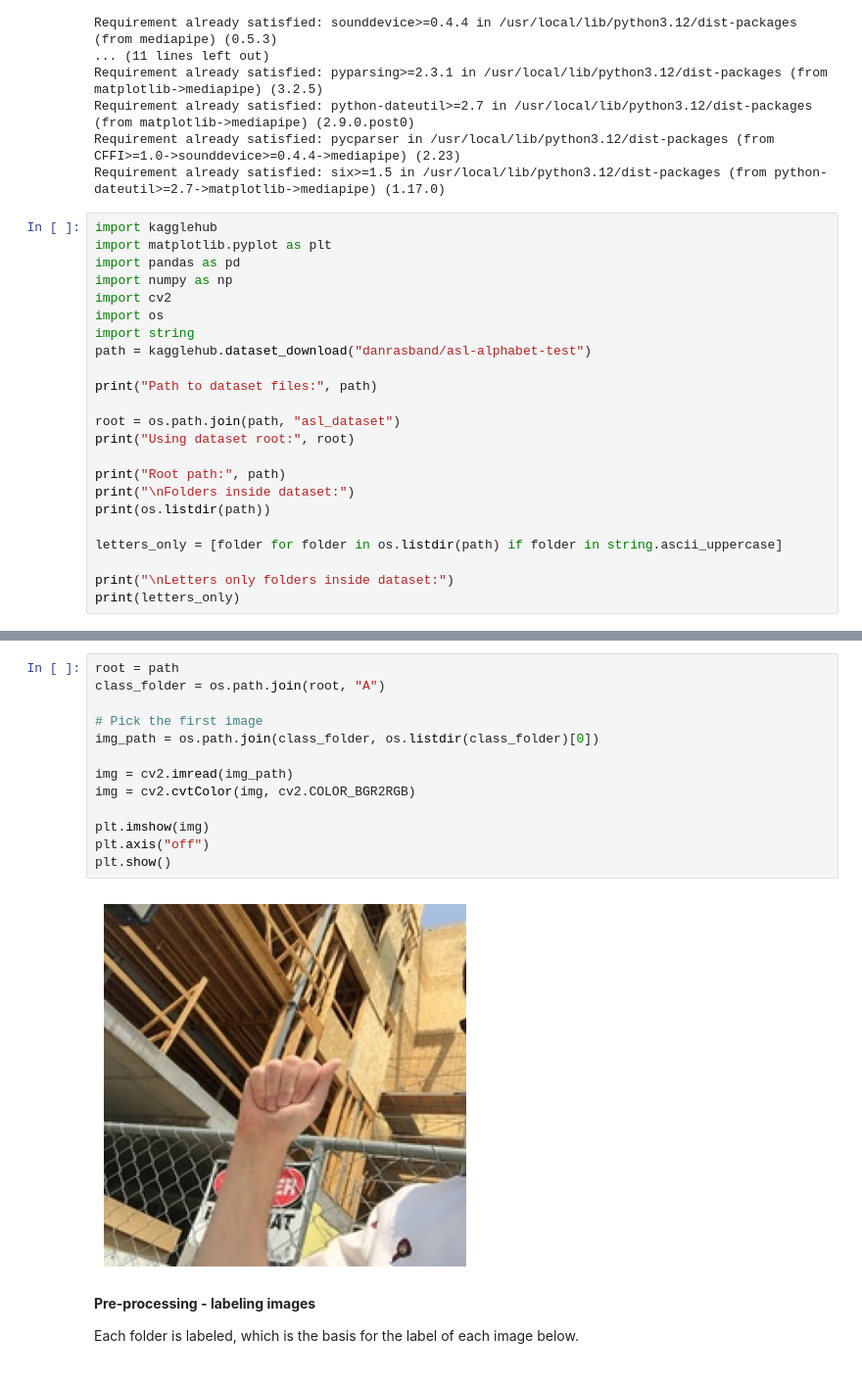
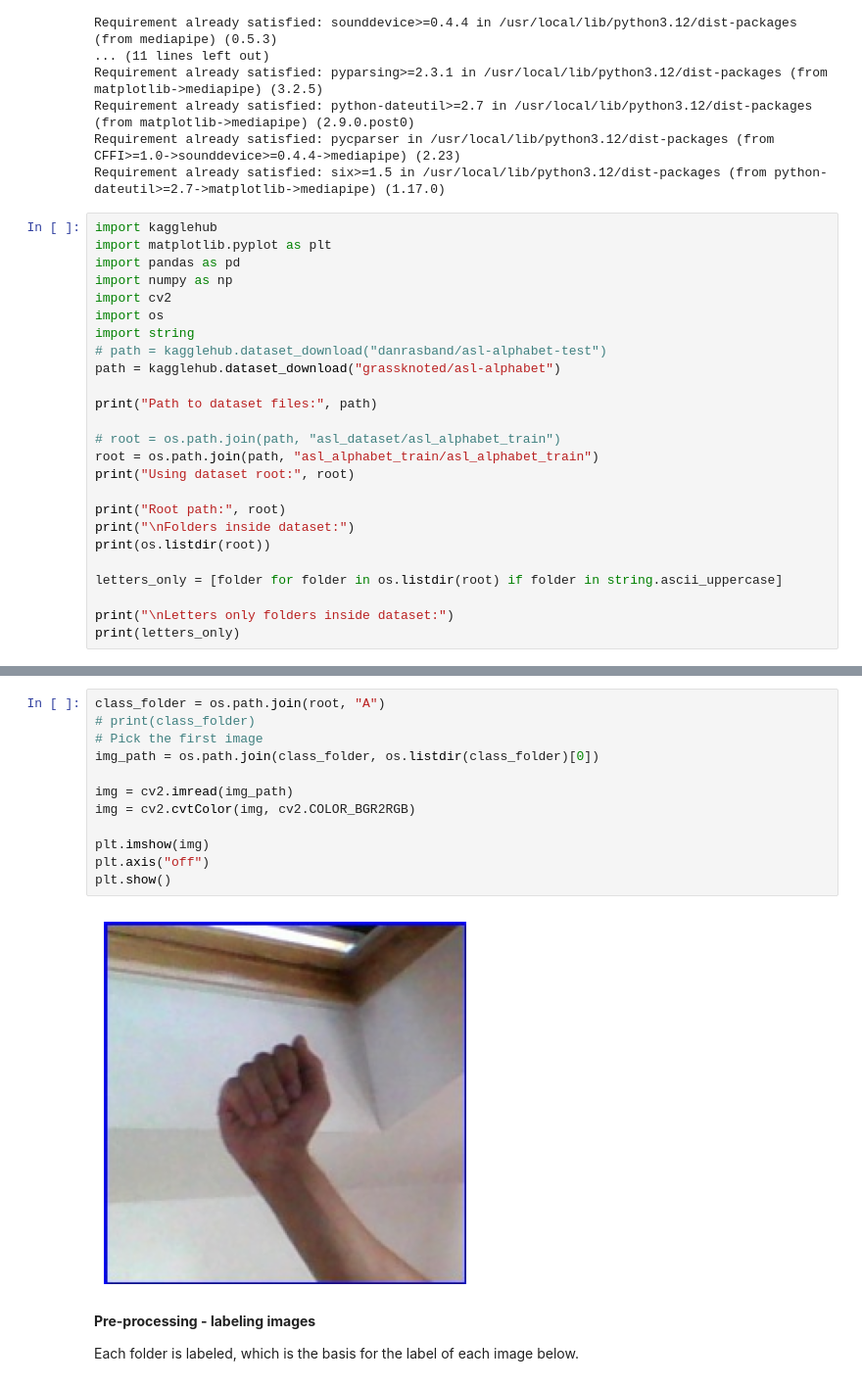
Before and after one commit to pmckone/MachineLearningProject, a Jupyter notebook: MachineLearningSignLanguage.ipynb, the cells around one changed output, grey strips where cells are left out. Shown at 98% size. Saved outputs shown, nothing was run; the diff lists cells and outputs as text.

```diff
--- a/MachineLearningSignLanguage.ipynb
+++ b/MachineLearningSignLanguage.ipynb
@@ -44,18 +44,20 @@ import numpy as np
 import cv2
 import os
 import string
-path = kagglehub.dataset_download("danrasband/asl-alphabet-test")
+# path = kagglehub.dataset_download("danrasband/asl-alphabet-test")
+path = kagglehub.dataset_download("grassknoted/asl-alphabet")
 
 print("Path to dataset files:", path)
 
-root = os.path.join(path, "asl_dataset")
+# root = os.path.join(path, "asl_dataset/asl_alphabet_train")
+root = os.path.join(path, "asl_alphabet_train/asl_alphabet_train")
 print("Using dataset root:", root)
 
-print("Root path:", path)
+print("Root path:", root)
 print("\nFolders inside dataset:")
-print(os.listdir(path))
+print(os.listdir(root))
 
-letters_only = [folder for folder in os.listdir(path) if folder in string.ascii_uppercase]
+letters_only = [folder for folder in os.listdir(root) if folder in string.ascii_uppercase]
 
 print("\nLetters only folders inside dataset:")
 print(letters_only)
@@ -74,18 +75,17 @@ Letters only folders inside dataset:
 # %%
-root = path
 class_folder = os.path.join(root, "A")
-
+# print(class_folder)
 # Pick the first image
 img_path = os.path.join(class_folder, os.listdir(class_folder)[0])
 
 img = cv2.imread(img_path)
 img = cv2.cvtColor(img, cv2.COLOR_BGR2RGB)
 
 plt.imshow(img)
 plt.axis("off")
 plt.show()
 # %% [output]
-[figure, old version]
+[figure, new version]
 # %% [markdown]
 **Pre-processing - labeling images**
 
```
Also changed, not shown: parts of 4 cells of this notebook.
